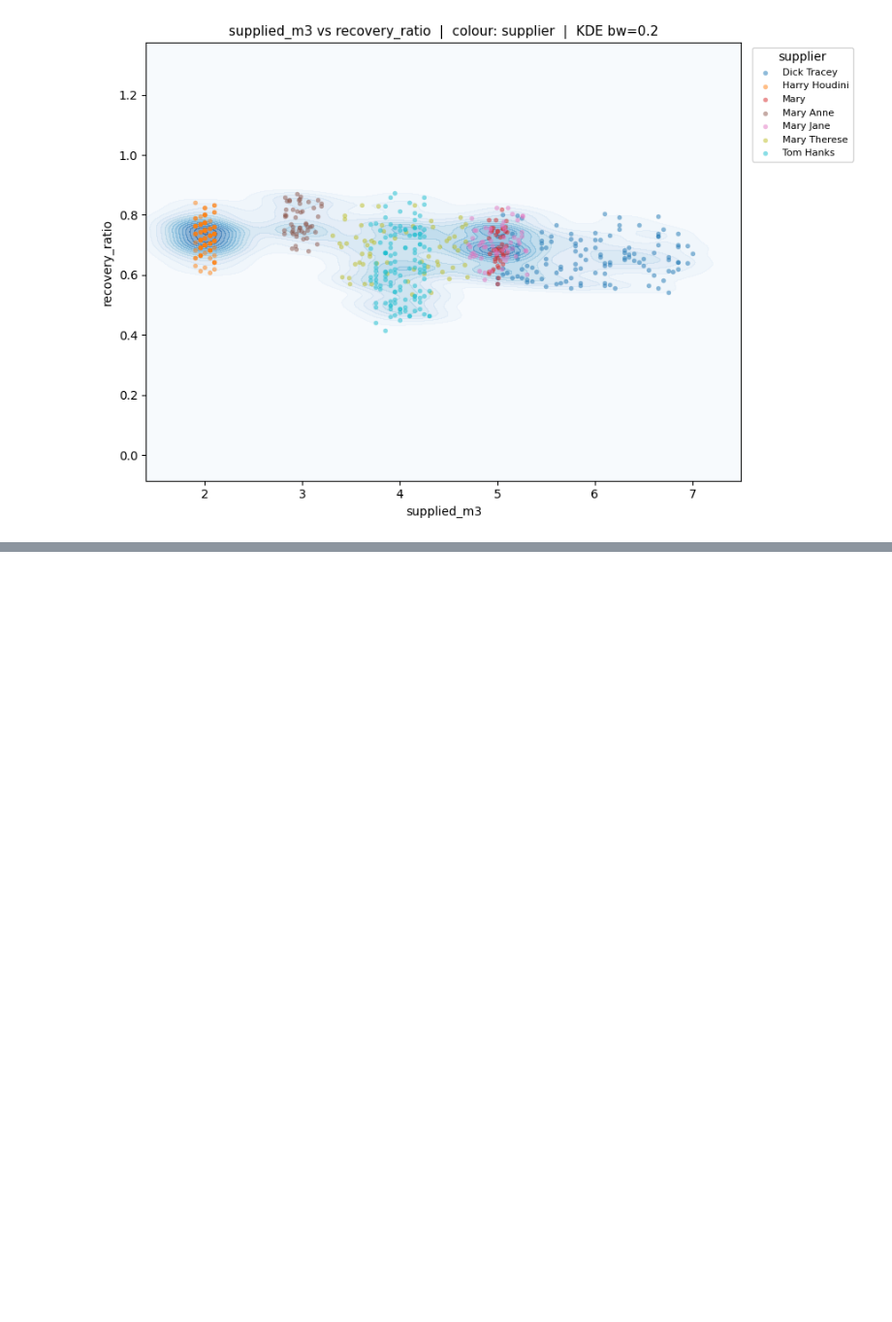
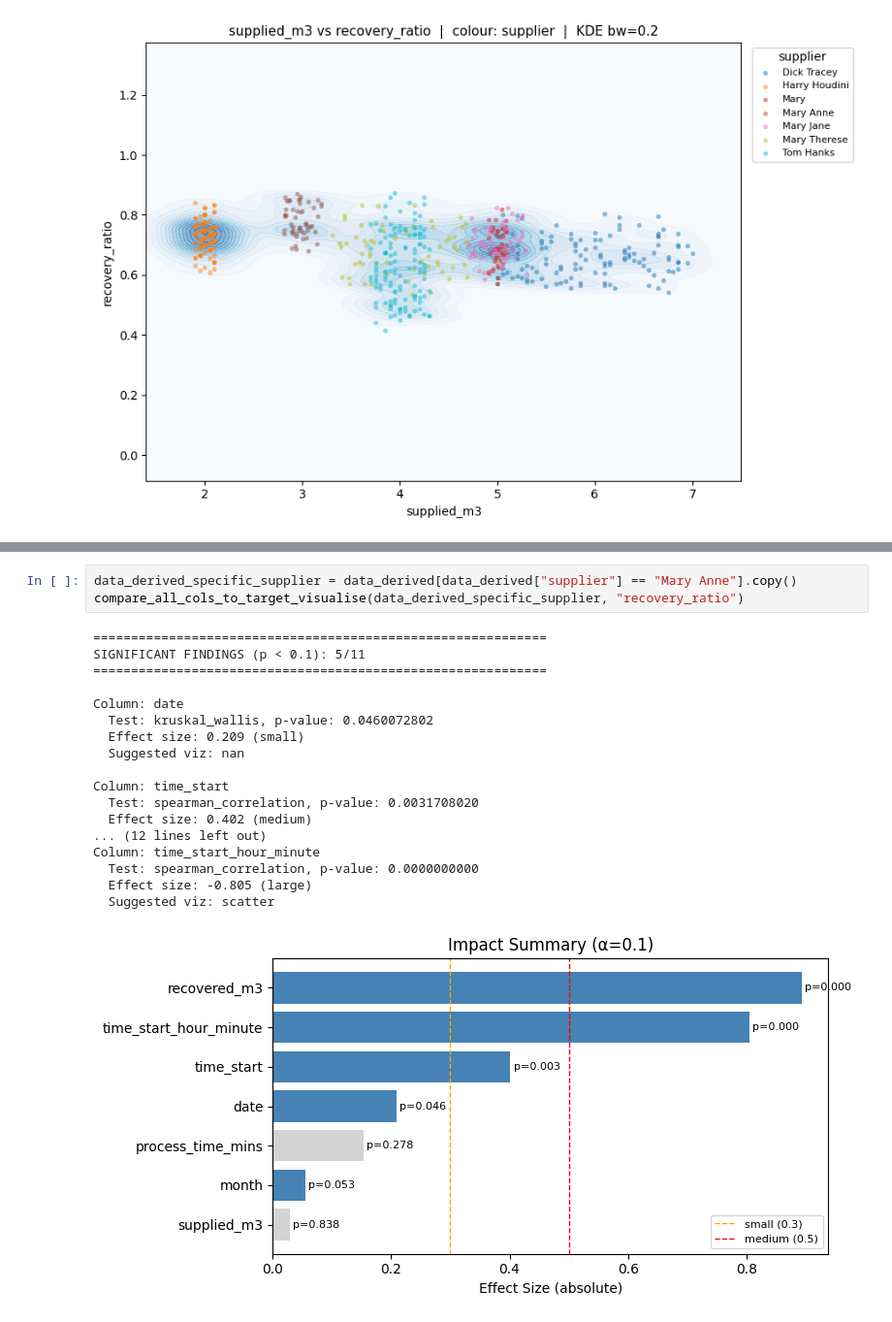
Before and after one commit to JamesTheGun/WasteOilTask, a Jupyter notebook: data_exploration.ipynb, the cells around one changed output, grey strips where cells are left out. Shown at 97% size. Saved outputs shown, nothing was run; the diff lists cells and outputs as text; blank space fills up the shorter version.

```diff
--- a/data_exploration.ipynb
+++ b/data_exploration.ipynb
@@ -150,0 +158,22 @@ Column: N/A
+# %%
+data_derived_specific_supplier = data_derived[data_derived["supplier"] == "Mary Anne"].copy()
+compare_all_cols_to_target_visualise(data_derived_specific_supplier, "recovery_ratio")
+# %% [output]
+============================================================
+SIGNIFICANT FINDINGS (p < 0.1): 5/11
+============================================================
+
+Column: date
+  Test: kruskal_wallis, p-value: 0.0460072802
+  Effect size: 0.209 (small)
+  Suggested viz: nan
+
+Column: time_start
+  Test: spearman_correlation, p-value: 0.0031708020
+  Effect size: 0.402 (medium)
+... (12 lines left out)
+Column: time_start_hour_minute
+  Test: spearman_correlation, p-value: 0.0000000000
+  Effect size: -0.805 (large)
+  Suggested viz: scatter
+[figure, added]
```
Also changed, not shown: parts of 5 cells of this notebook, 3 other files.
